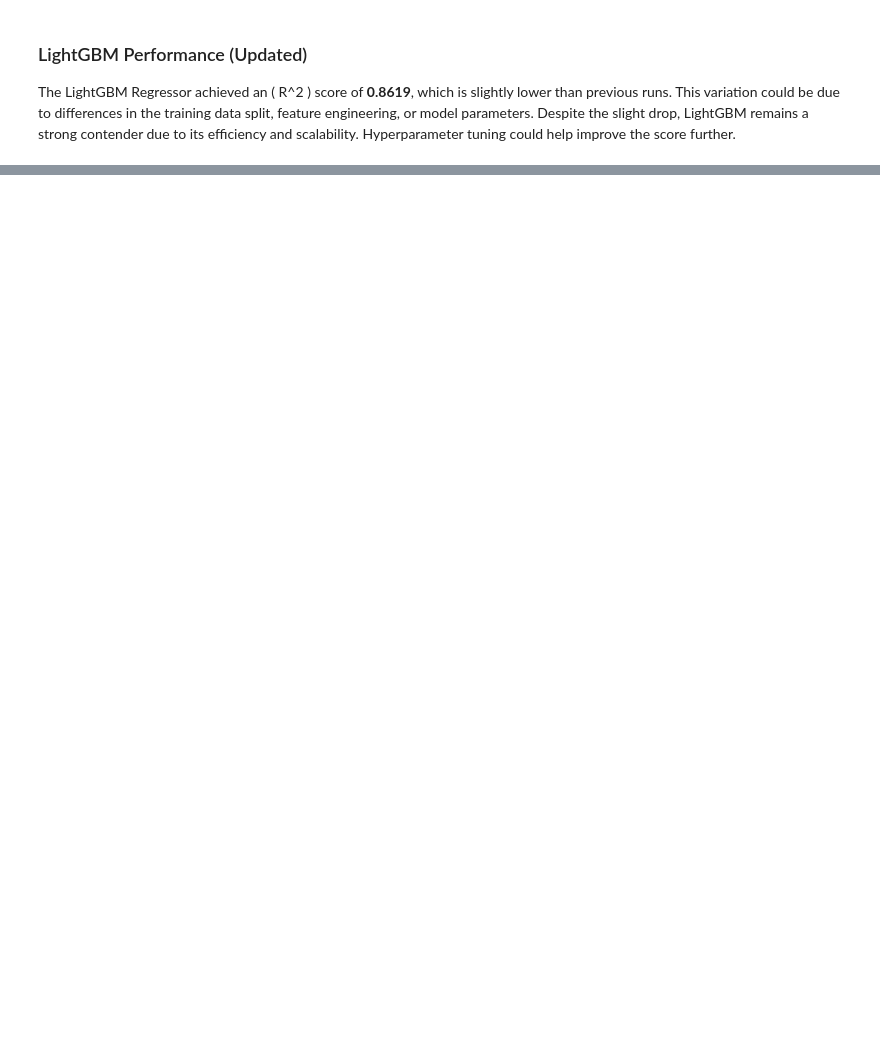
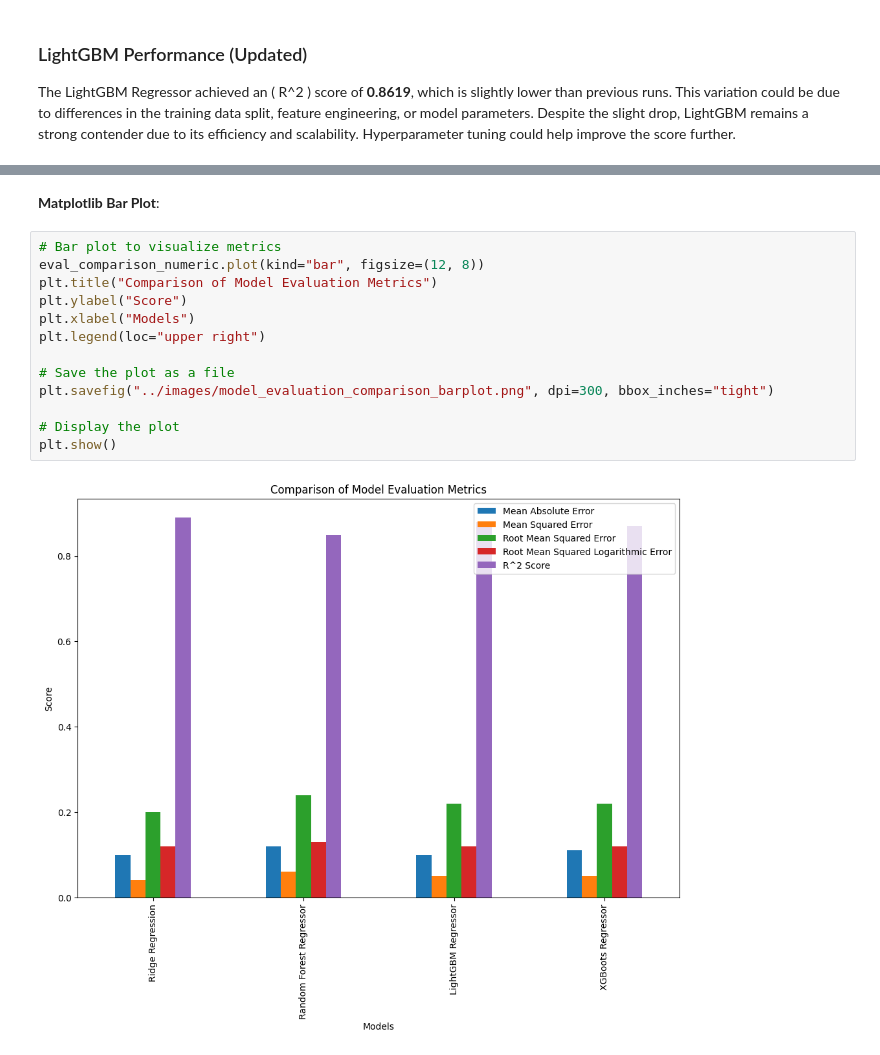
Before and after one commit to otuemre/HousePricingML, a Jupyter notebook: src/notebooks/housePricingML.ipynb, the cells around one changed output, grey strips where cells are left out. Saved outputs shown, nothing was run; the diff lists cells and outputs as text; blank space fills up the shorter version.

```diff
--- a/src/notebooks/housePricingML.ipynb
+++ b/src/notebooks/housePricingML.ipynb
@@ -936,0 +1239,17 @@ The LightGBM Regressor achieved an \( R^2 \) score of **0.8619**, which is sligh
+# %% [markdown]
+**Matplotlib Bar Plot**:
+# %%
+# Bar plot to visualize metrics
+eval_comparison_numeric.plot(kind="bar", figsize=(12, 8))
+plt.title("Comparison of Model Evaluation Metrics")
+plt.ylabel("Score")
+plt.xlabel("Models")
+plt.legend(loc="upper right")
+
+# Save the plot as a file
+plt.savefig("../images/model_evaluation_comparison_barplot.png", dpi=300, bbox_inches="tight")
+
+# Display the plot
+plt.show()
+# %% [output]
+[figure, added]
```
Also changed, not shown: parts of 50 cells of this notebook, 3 other files.
